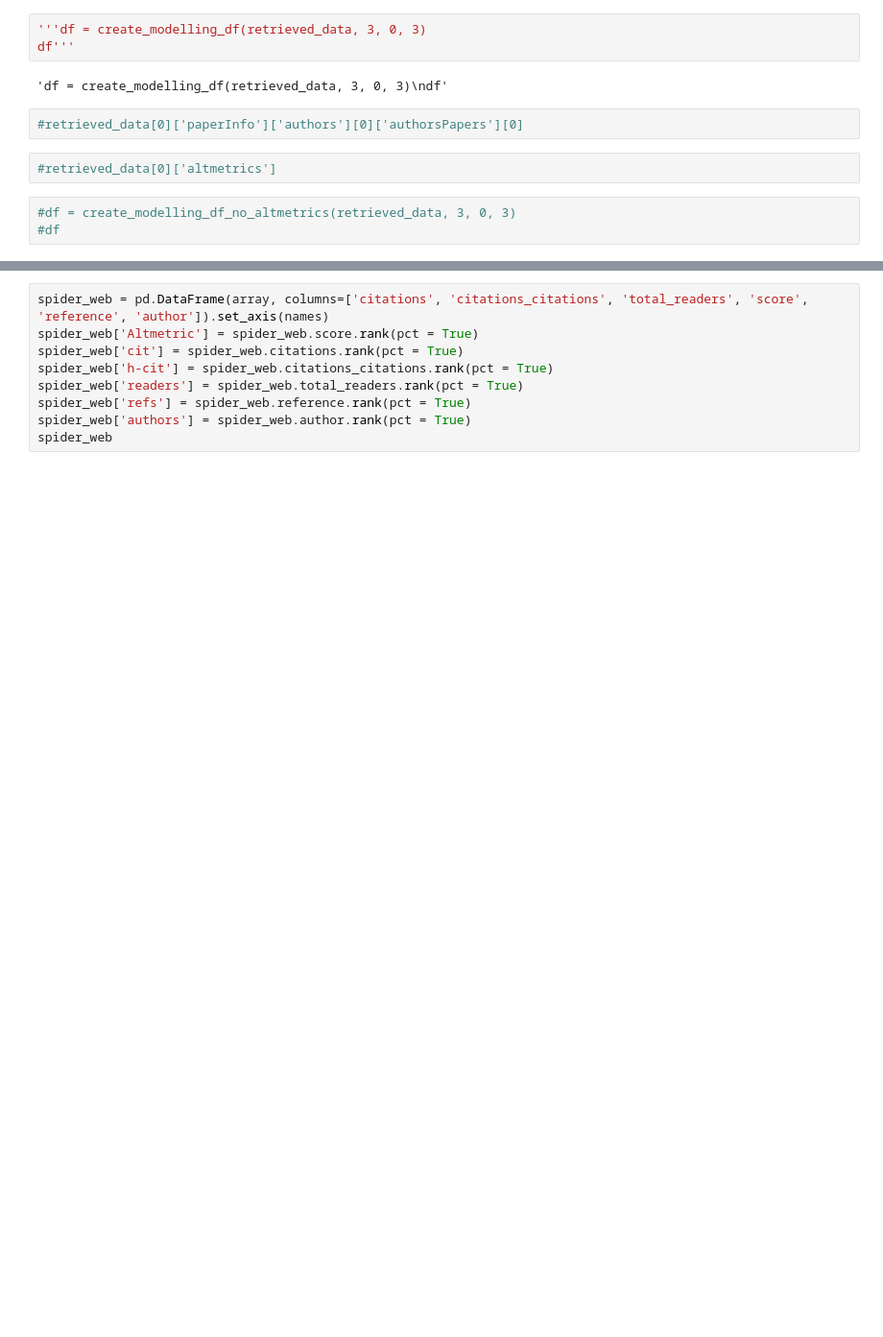
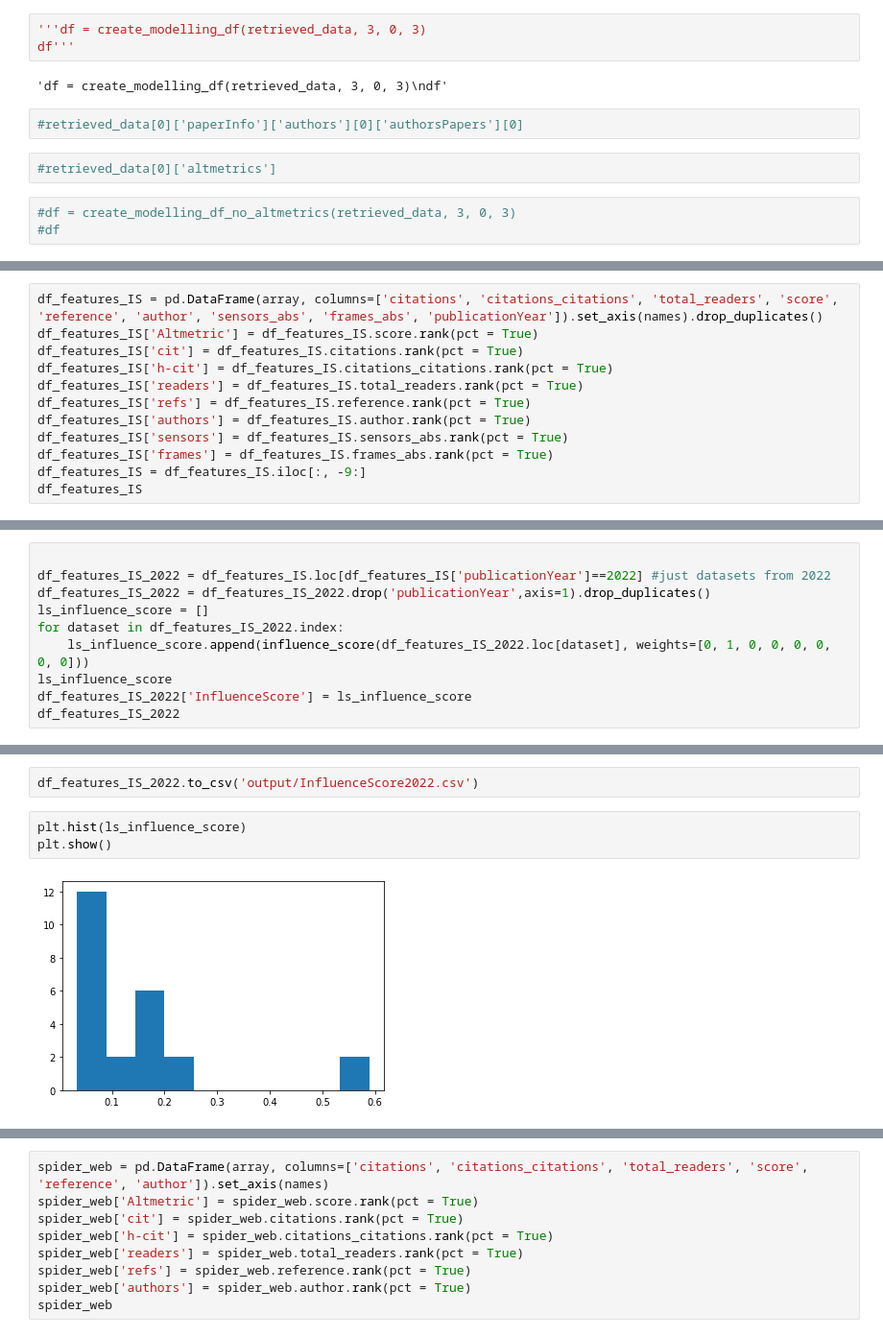
Before and after one commit to daniel-bogdoll/ad_datasets_influence, a Jupyter notebook: 5_analysis.ipynb, the cells around one changed output, grey strips where cells are left out. Shown at 96% size. Cells and saved outputs as stored; diff of their text form; blank space fills up the shorter version.

```diff
--- a/5_analysis.ipynb
+++ b/5_analysis.ipynb
@@ -775,0 +872,12 @@ retrieved_data = sorted(retrieved_data, key=itemgetter('citationCount'), reverse
+# %%
+df_features_IS = pd.DataFrame(array, columns=['citations', 'citations_citations', 'total_readers', 'score', 'reference', 'author', 'sensors_abs', 'frames_abs', 'publicationYear']).set_axis(names).drop_duplicates()
+df_features_IS['Altmetric'] = df_features_IS.score.rank(pct = True)
+df_features_IS['cit'] = df_features_IS.citations.rank(pct = True)
+df_features_IS['h-cit'] = df_features_IS.citations_citations.rank(pct = True)
+df_features_IS['readers'] = df_features_IS.total_readers.rank(pct = True)
+df_features_IS['refs'] = df_features_IS.reference.rank(pct = True)
+df_features_IS['authors'] = df_features_IS.author.rank(pct = True)
+df_features_IS['sensors'] = df_features_IS.sensors_abs.rank(pct = True)
+df_features_IS['frames'] = df_features_IS.frames_abs.rank(pct = True)
+df_features_IS = df_features_IS.iloc[:, -9:]
+df_features_IS
@@ -775,0 +939,10 @@ retrieved_data = sorted(retrieved_data, key=itemgetter('citationCount'), reverse
+# %%
+
+df_features_IS_2022 = df_features_IS.loc[df_features_IS['publicationYear']==2022] #just datasets from 2022
+df_features_IS_2022 = df_features_IS_2022.drop('publicationYear',axis=1).drop_duplicates()
+ls_influence_score = []
+for dataset in df_features_IS_2022.index:
+    ls_influence_score.append(influence_score(df_features_IS_2022.loc[dataset], weights=[0, 1, 0, 0, 0, 0, 0, 0]))
+ls_influence_score
+df_features_IS_2022['InfluenceScore'] = ls_influence_score
+df_features_IS_2022
@@ -775,0 +967,7 @@ retrieved_data = sorted(retrieved_data, key=itemgetter('citationCount'), reverse
+# %%
+df_features_IS_2022.to_csv('output/InfluenceScore2022.csv')
+# %%
+plt.hist(ls_influence_score)
+plt.show()
+# %% [output]
+[figure, added]
```
Also changed, not shown: parts of 37 cells of this notebook, 2 other files.
